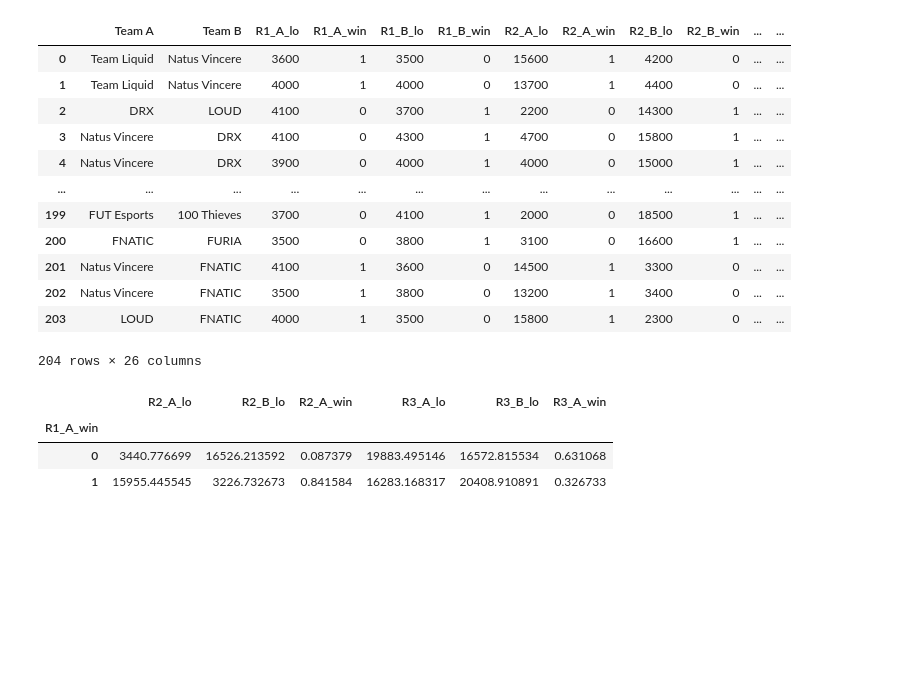
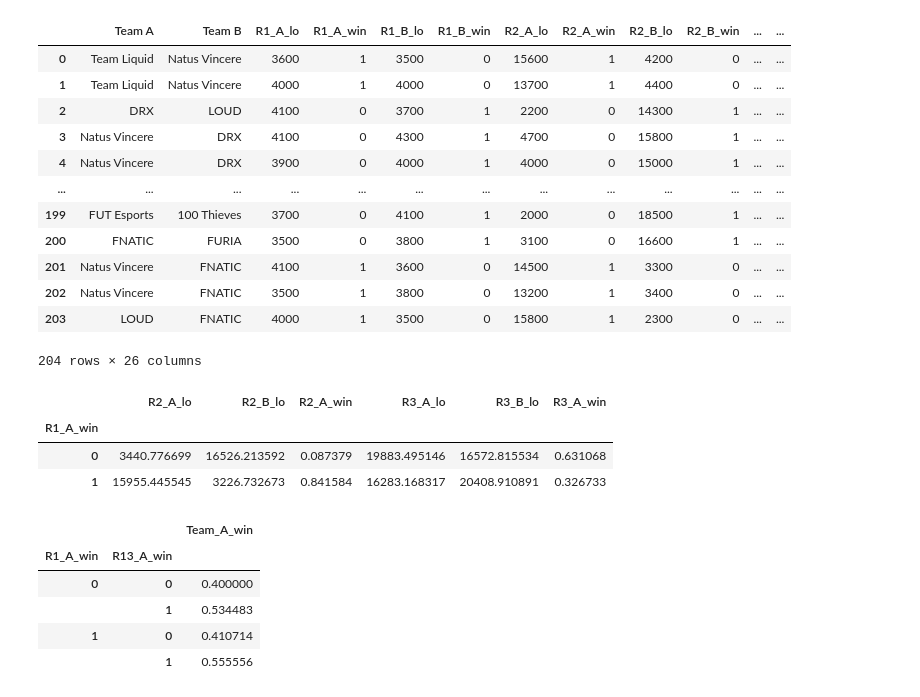
Before and after one commit to ahrlim/vct-erdos-project, a Jupyter notebook: notebooks/vct_2023_eco_rounds_exploration.ipynb, the cells around one changed output. Drawn from its saved outputs; the diff is of its cells as text; code cells hidden in the pictures; blank space fills up the shorter version.

```diff
--- a/notebooks/vct_2023_eco_rounds_exploration.ipynb
+++ b/notebooks/vct_2023_eco_rounds_exploration.ipynb
@@ -235,3 +255,15 @@ first_3_each_half.groupby("R1_A_win").agg(
 | R1_A_win |  |  |  |  |  |  |
 | 0 | 3440.776699 | 16526.213592 | 0.087379 | 19883.495146 | 16572.815534 | 0.631068 |
 | 1 | 15955.445545 | 3226.732673 | 0.841584 | 16283.168317 | 20408.910891 | 0.326733 |
+# %%
+# Given Team A 1st and 13th rounds results, the probability of team A win the map
+first_and_thirteenth = team_ab_2023[["R1_A_win","R13_A_win","Team_A_win"]]
+
+first_and_thirteenth.groupby(["R1_A_win","R13_A_win"]).agg("mean")
+# %% [output]
+|  |  | Team_A_win |
+| R1_A_win | R13_A_win |  |
+| 0 | 0 | 0.400000 |
+|  | 1 | 0.534483 |
+| 1 | 0 | 0.410714 |
+|  | 1 | 0.555556 |
```
Also changed, not shown: parts of 5 cells of this notebook.
